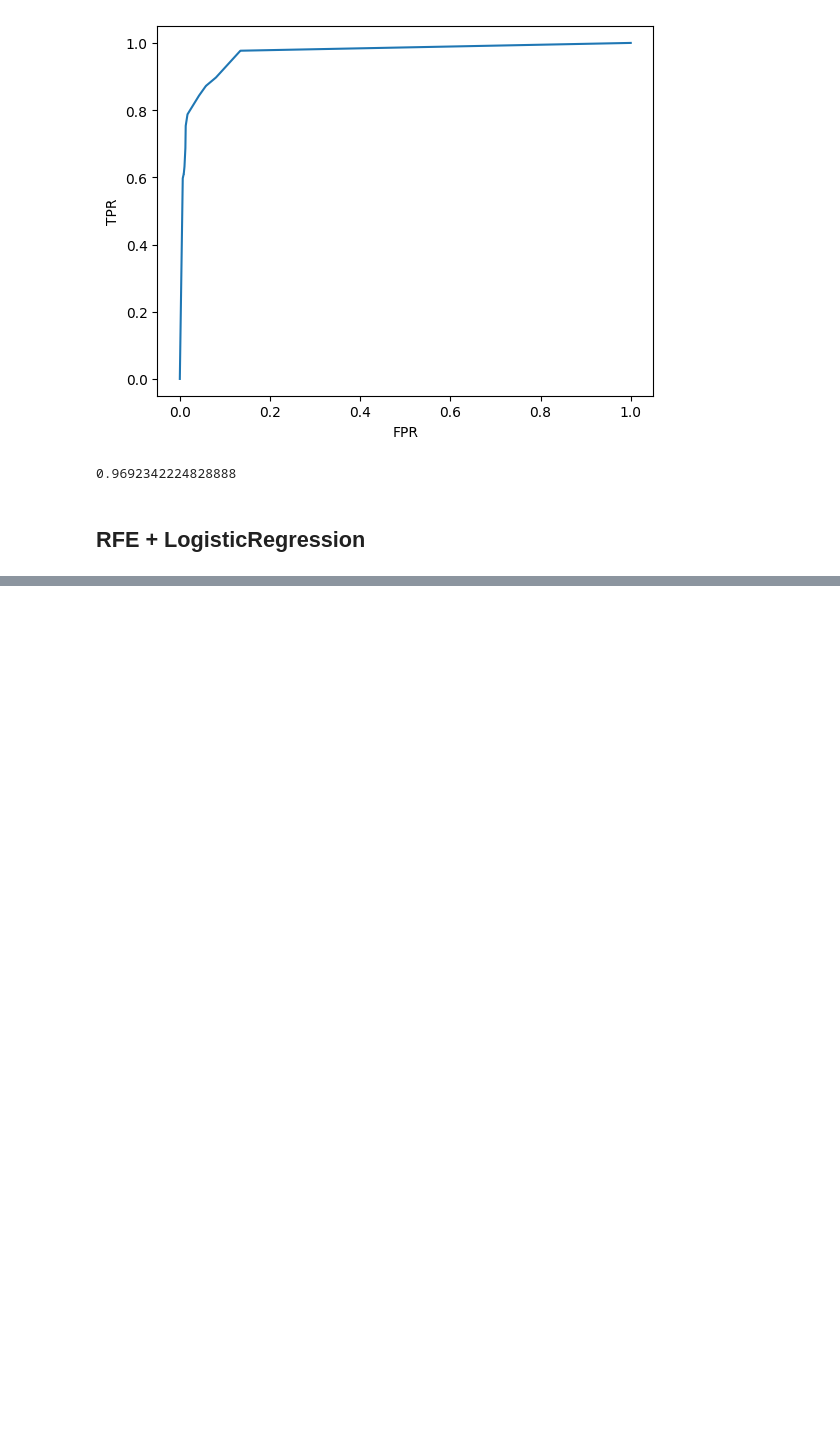
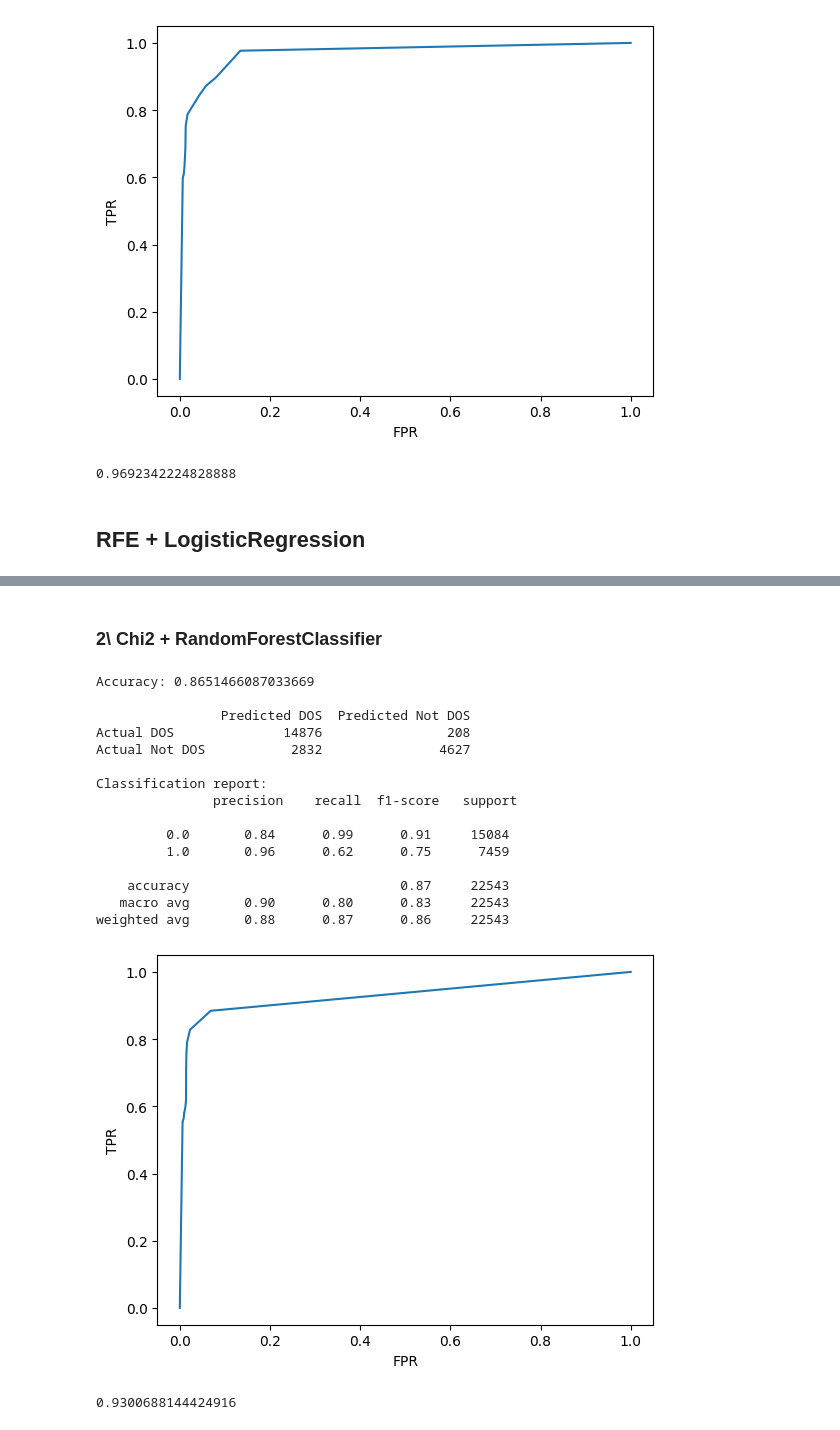
Before and after one commit to Abir-Ba/2CS_Project, a Jupyter notebook: NSL_KDD.ipynb, the cells around one changed output, grey strips where cells are left out. Saved outputs shown, nothing was run; the diff lists cells and outputs as text; code cells hidden in the pictures; blank space fills up the shorter version.

```diff
--- a/NSL_KDD.ipynb
+++ b/NSL_KDD.ipynb
@@ -597,0 +663,53 @@ weighted avg       0.92      0.92      0.92     22543
+# %% [markdown]
+### 2\ Chi2 + RandomForestClassifier
+# %%
+Rf =  RandomForestClassifier(n_estimators =10, criterion='entropy',random_state=88 )
+Rf.fit(X_train_new, y_train)
+
+
+
+predicted = Rf.predict(X_test_new)
+accuracy = accuracy_score(y_test,predicted)
+print("Accuracy:", accuracy,"\n")
+Conf_Mat = confusion_matrix(y_test,predicted)
+Conf_Mat = pd.DataFrame(Conf_Mat,index=['Actual DOS','Actual Not DOS'],columns=['Predicted DOS','Predicted Not DOS'])
+
+print(Conf_Mat,"\n")
+report = classification_report(y_test,predicted)
+print("Classification report:\n", report)
+
+
+
+y_prob = Rf.predict_proba(X_test_new)
+
+y_prob = y_prob[:,1]
+
+FPR, TPR, Thresholds = roc_curve(y_test, y_prob)
+
+plt.plot(FPR,TPR)
+plt.xlabel('FPR')
+plt.ylabel('TPR')
+plt.show()
+
+from sklearn.metrics import roc_auc_score
+
+roc_auc_score = roc_auc_score(y_test,y_prob)
+print(roc_auc_score)
+# %% [output]
+Accuracy: 0.8651466087033669
+
+                Predicted DOS  Predicted Not DOS
+Actual DOS              14876                208
+Actual Not DOS           2832               4627
+
+Classification report:
+               precision    recall  f1-score   support
+
+         0.0       0.84      0.99      0.91     15084
+         1.0       0.96      0.62      0.75      7459
+
+    accuracy                           0.87     22543
+   macro avg       0.90      0.80      0.83     22543
+weighted avg       0.88      0.87      0.86     22543
+[figure, added]
+0.9300688144424916
```
Also changed, not shown: parts of 12 cells of this notebook.
